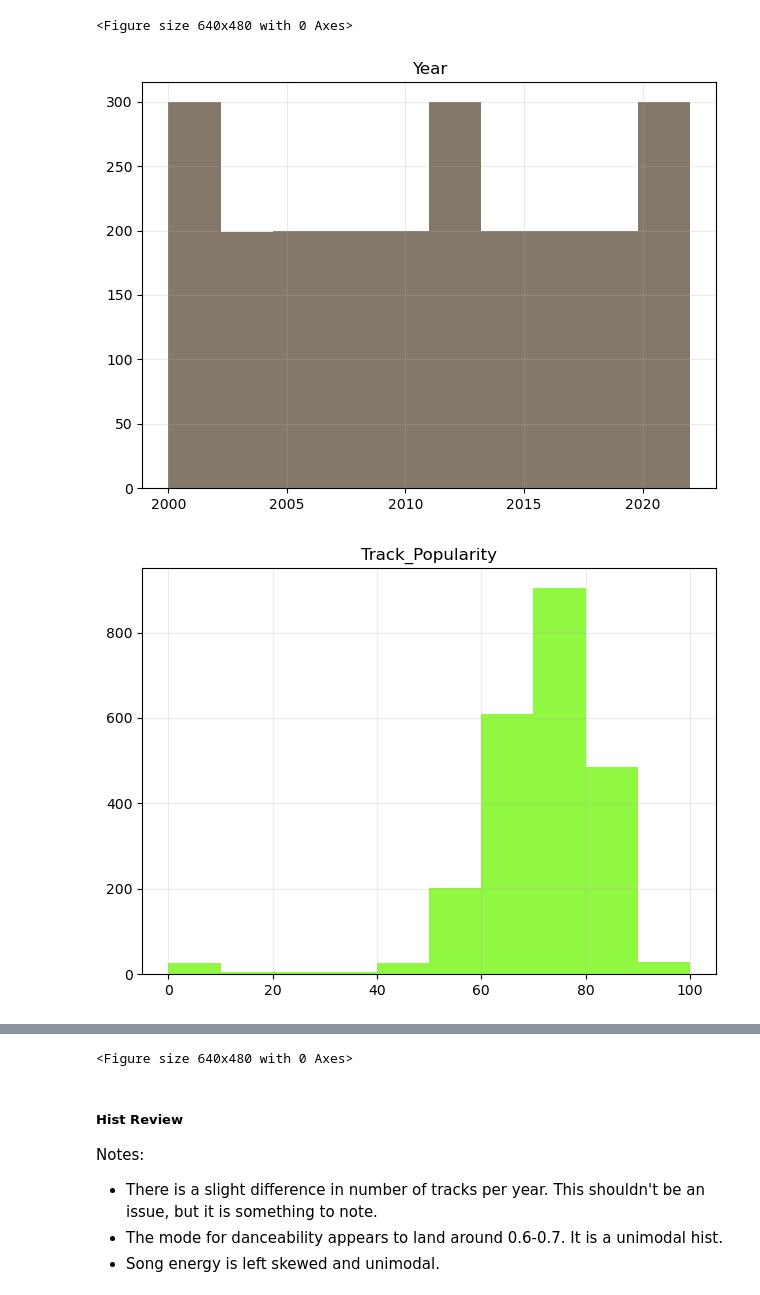
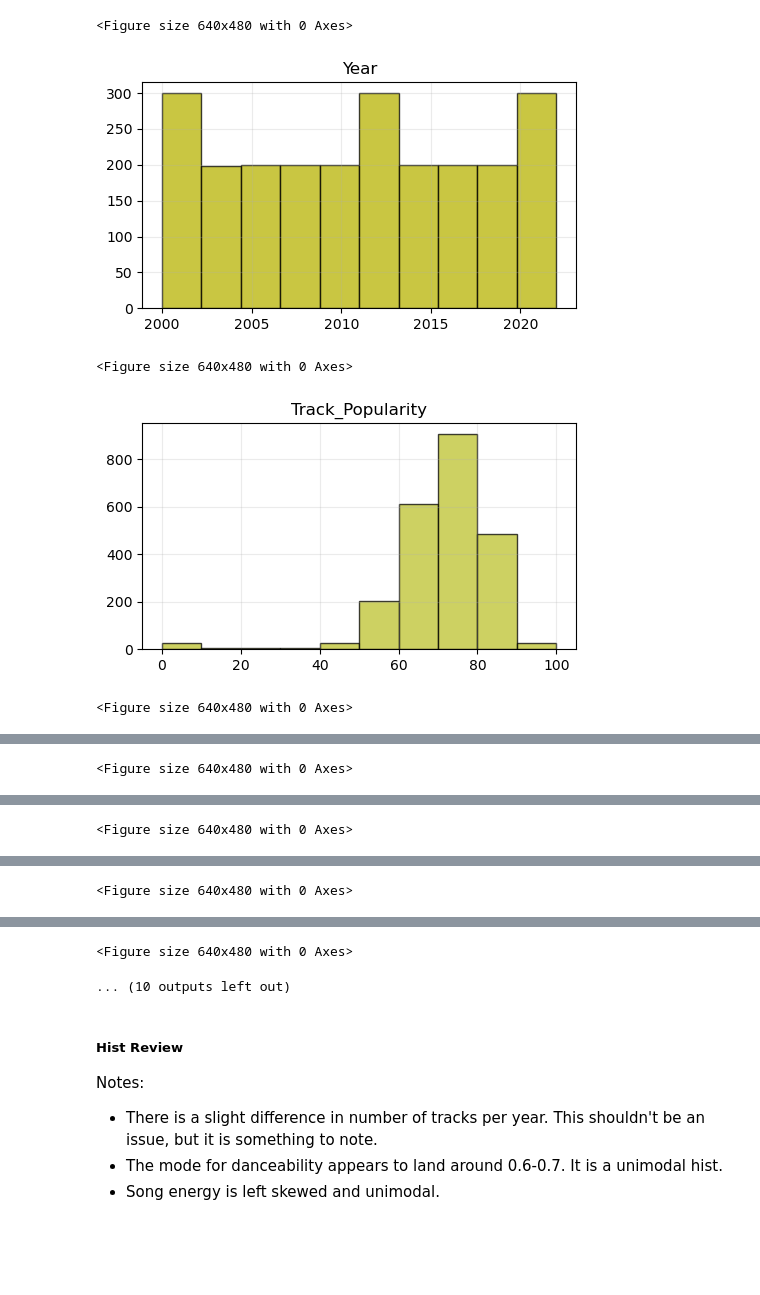
Before and after one commit to BJohanski/Spotify-Track-Analysis-2023, a Jupyter notebook: Spotify-Data-Analysis.ipynb, the cells around one changed output, grey strips where cells are left out. Saved outputs shown, nothing was run; the diff lists cells and outputs as text; code cells hidden in the pictures; blank space fills up the shorter version.

```diff
--- a/Spotify-Data-Analysis.ipynb
+++ b/Spotify-Data-Analysis.ipynb
@@ -202,31 +208,34 @@ instrumentalness.value_counts()
 # %%
 # Creating histograms for each variable
 
 # Begin with listing out variables to plot in hist model
 vars_for_hists = ['year','track_popularity','danceability','energy','key','loudness',\
                  'speechiness','acousticness', 'instrumentalness','liveness','valence','tempo','duration_ms']
 
 
 
 
 #Creating function for creating a historgram for each variable identified
 def hist_builder(df, columns):
     # Random colors for hists, because they're pretty
     r = lambda: random.randint(0,255)
 
     # Looping through to create a hist for each desired variable
     for i in range(len(vars_boxplots)):
         random_color = ('#%02X%02X%02X' % (r(),r(),r()))
         current_col = df[columns[i]]
+        plt.figure(figsize=(5,3))
         ax = plt.subplot()
         ax.grid(True, alpha=0.25)
-        plt.hist(current_col, alpha = 0.75, color=random_color)
+        plt.hist(current_col, alpha = 0.75, color=random_color, edgecolor='black')
         plt.title('{}'.format(columns[i]).title())
         plt.tight_layout()
         plt.show()
         plt.clf()
 
 hist_builder(spotify_data, vars_for_hists)
 # %% [output]
-[figure, old version]
+[figure, new version]
+<Figure size 640x480 with 0 Axes>
-[figure, old version]
+[figure, new version]
+<Figure size 640x480 with 0 Axes>
@@ -233,0 +243 @@ hist_builder(spotify_data, vars_for_hists)
+<Figure size 640x480 with 0 Axes>
@@ -234,0 +245 @@ hist_builder(spotify_data, vars_for_hists)
+<Figure size 640x480 with 0 Axes>
@@ -235,0 +247 @@ hist_builder(spotify_data, vars_for_hists)
+<Figure size 640x480 with 0 Axes>
@@ -242,4 +249,5 @@ hist_builder(spotify_data, vars_for_hists)
-<Figure size 640x480 with 0 Axes>
+<Figure size 640x480 with 0 Axes>
+... (10 outputs left out)
 # %% [markdown]
 ##### Hist Review
 Notes:
```
Also changed, not shown: parts of 9 cells of this notebook, 1 other file.
